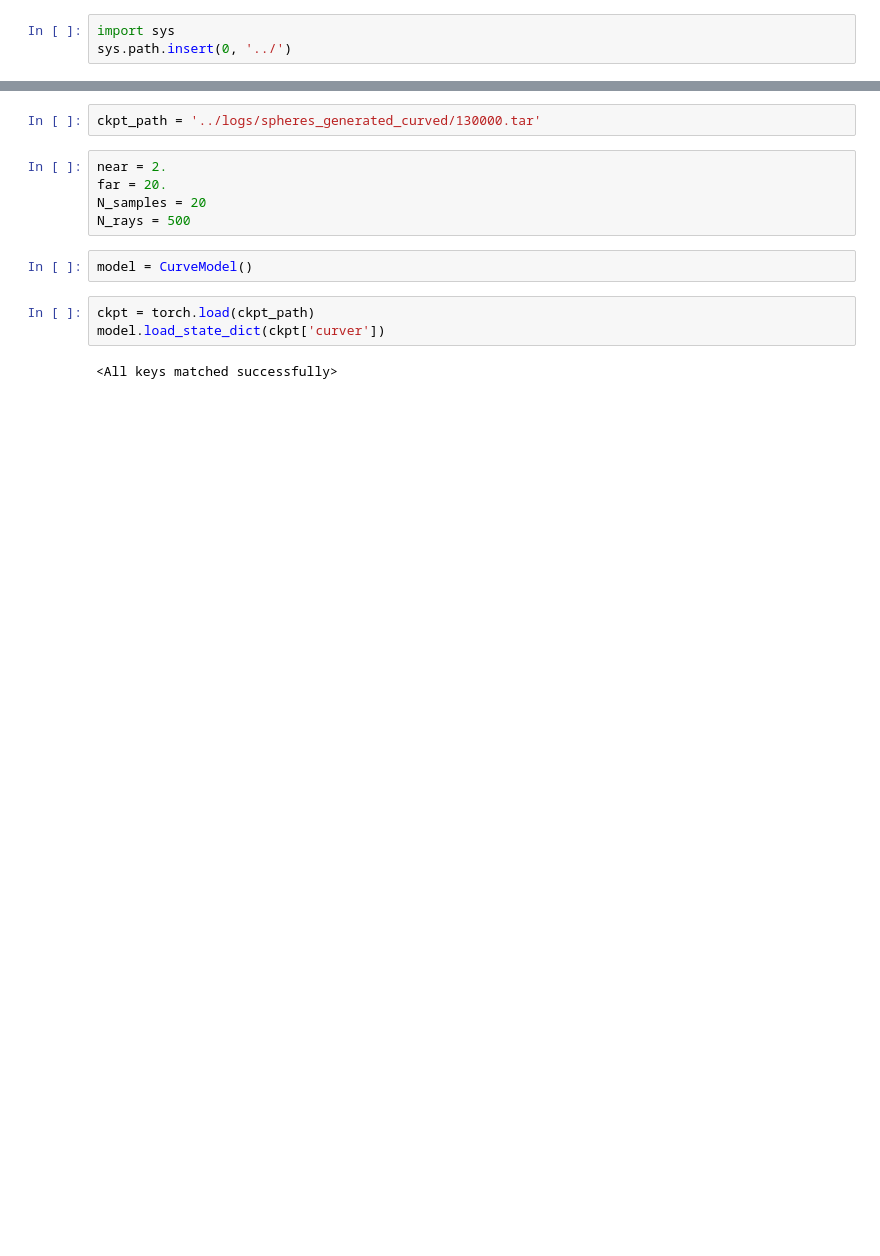
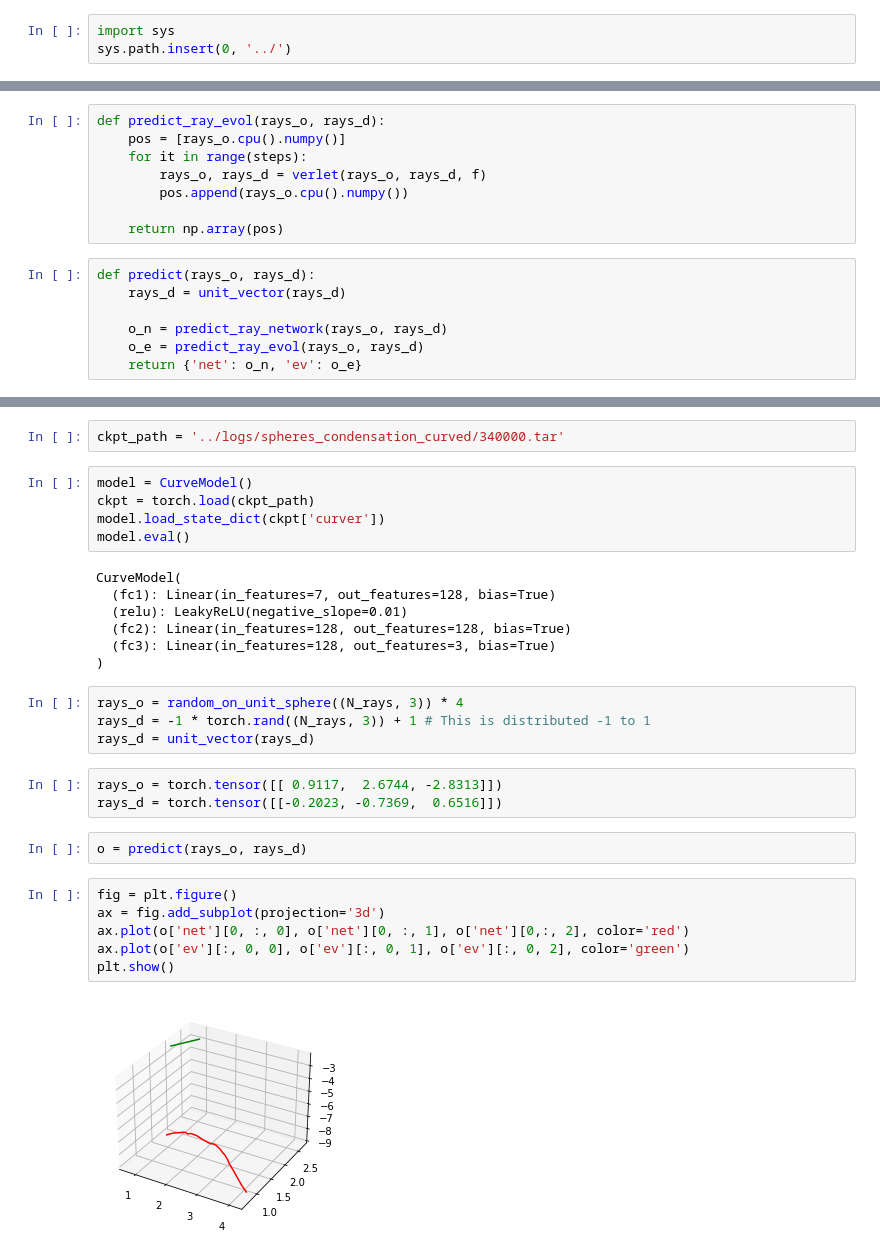
Before and after one commit to javirk/nerf-pytorch-1, a Jupyter notebook: jupyter/test_curved_model.ipynb, the cells around one changed output, grey strips where cells are left out. Cells and saved outputs as stored; diff of their text form; blank space fills up the shorter version.

```diff
--- a/jupyter/test_curved_model.ipynb
+++ b/jupyter/test_curved_model.ipynb
@@ -9,0 +55,15 @@ import matplotlib.pyplot as plt
+# %%
+def predict_ray_evol(rays_o, rays_d):
+    pos = [rays_o.cpu().numpy()]
+    for it in range(steps):
+        rays_o, rays_d = verlet(rays_o, rays_d, f)
+        pos.append(rays_o.cpu().numpy())
+
+    return np.array(pos)
+# %%
+def predict(rays_o, rays_d):
+    rays_d = unit_vector(rays_d)
+
+    o_n = predict_ray_network(rays_o, rays_d)
+    o_e = predict_ray_evol(rays_o, rays_d)
+    return {'net': o_n, 'ev': o_e}
@@ -10,14 +73,31 @@ import matplotlib.pyplot as plt
 # %%
-ckpt_path = '../logs/spheres_generated_curved/130000.tar'
+ckpt_path = '../logs/spheres_condensation_curved/340000.tar'
-# %%
-near = 2.
-far = 20.
-N_samples = 20
-N_rays = 500
-# %%
-model = CurveModel()
 # %%
+model = CurveModel()
 ckpt = torch.load(ckpt_path)
 model.load_state_dict(ckpt['curver'])
+model.eval()
 # %% [output]
-<All keys matched successfully>
+CurveModel(
+  (fc1): Linear(in_features=7, out_features=128, bias=True)
+  (relu): LeakyReLU(negative_slope=0.01)
+  (fc2): Linear(in_features=128, out_features=128, bias=True)
+  (fc3): Linear(in_features=128, out_features=3, bias=True)
+)
+# %%
+rays_o = random_on_unit_sphere((N_rays, 3)) * 4
+rays_d = -1 * torch.rand((N_rays, 3)) + 1 # This is distributed -1 to 1
+rays_d = unit_vector(rays_d)
+# %%
+rays_o = torch.tensor([[ 0.9117,  2.6744, -2.8313]])
+rays_d = torch.tensor([[-0.2023, -0.7369,  0.6516]])
+# %%
+o = predict(rays_o, rays_d)
+# %%
+fig = plt.figure()
+ax = fig.add_subplot(projection='3d')
+ax.plot(o['net'][0, :, 0], o['net'][0, :, 1], o['net'][0,:, 2], color='red')
+ax.plot(o['ev'][:, 0, 0], o['ev'][:, 0, 1], o['ev'][:, 0, 2], color='green')
+plt.show()
+# %% [output]
+[figure, added]
```
Also changed, not shown: parts of 19 cells of this notebook, 4 other files.
